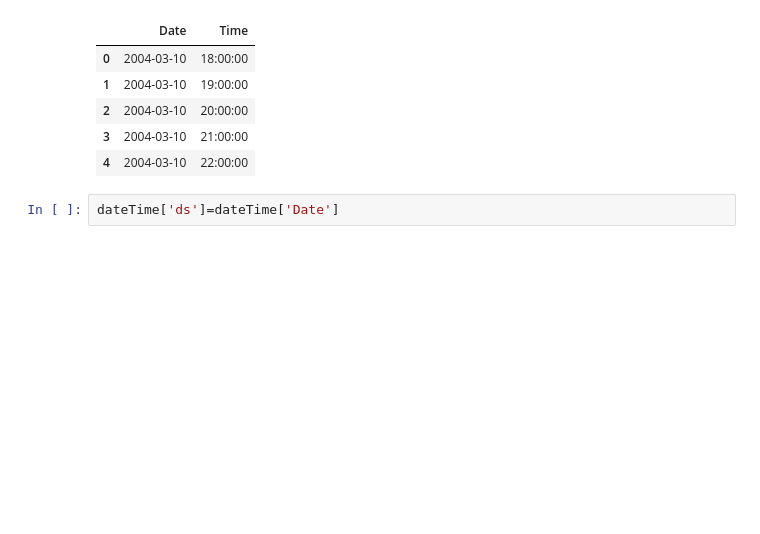
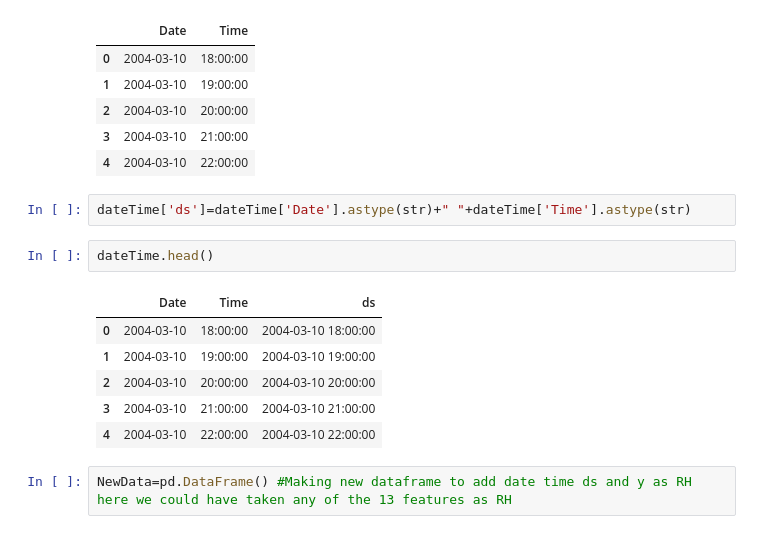
Before and after one commit to Deepanker005/Aqi_Forecast, a Jupyter notebook: AQI Forecast.ipynb, the cells around one changed output. Cells and saved outputs as stored; diff of their text form; blank space fills up the shorter version.

Commit message:
New dataset has ds column with datetime data type

```diff
--- a/AQI Forecast.ipynb
+++ b/AQI Forecast.ipynb
@@ -312,4 +312,15 @@ dateTime.head()
 | 3 | 2004-03-10 | 21:00:00 |
 | 4 | 2004-03-10 | 22:00:00 |
 # %%
-dateTime['ds']=dateTime['Date']
+dateTime['ds']=dateTime['Date'].astype(str)+" "+dateTime['Time'].astype(str)
+# %%
+dateTime.head()
+# %% [output]
+|  | Date | Time | ds |
+| 0 | 2004-03-10 | 18:00:00 | 2004-03-10 18:00:00 |
+| 1 | 2004-03-10 | 19:00:00 | 2004-03-10 19:00:00 |
+| 2 | 2004-03-10 | 20:00:00 | 2004-03-10 20:00:00 |
+| 3 | 2004-03-10 | 21:00:00 | 2004-03-10 21:00:00 |
+| 4 | 2004-03-10 | 22:00:00 | 2004-03-10 22:00:00 |
+# %%
+NewData=pd.DataFrame() #Making new dataframe to add date time ds and y as RH here we could have taken any of the 13 features as RH
```
